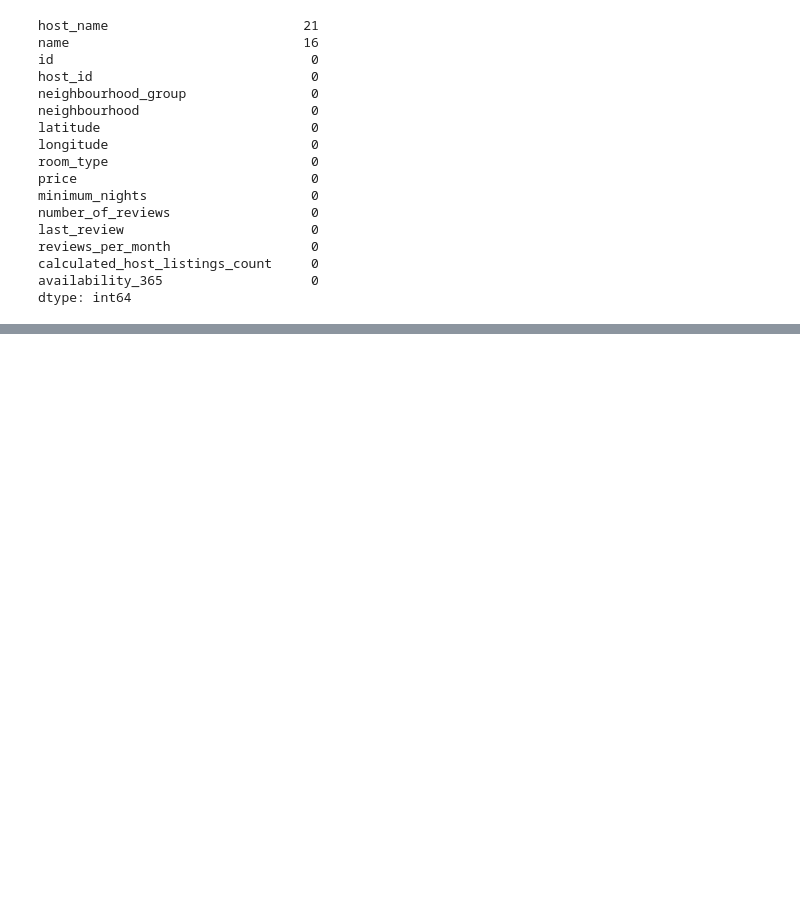
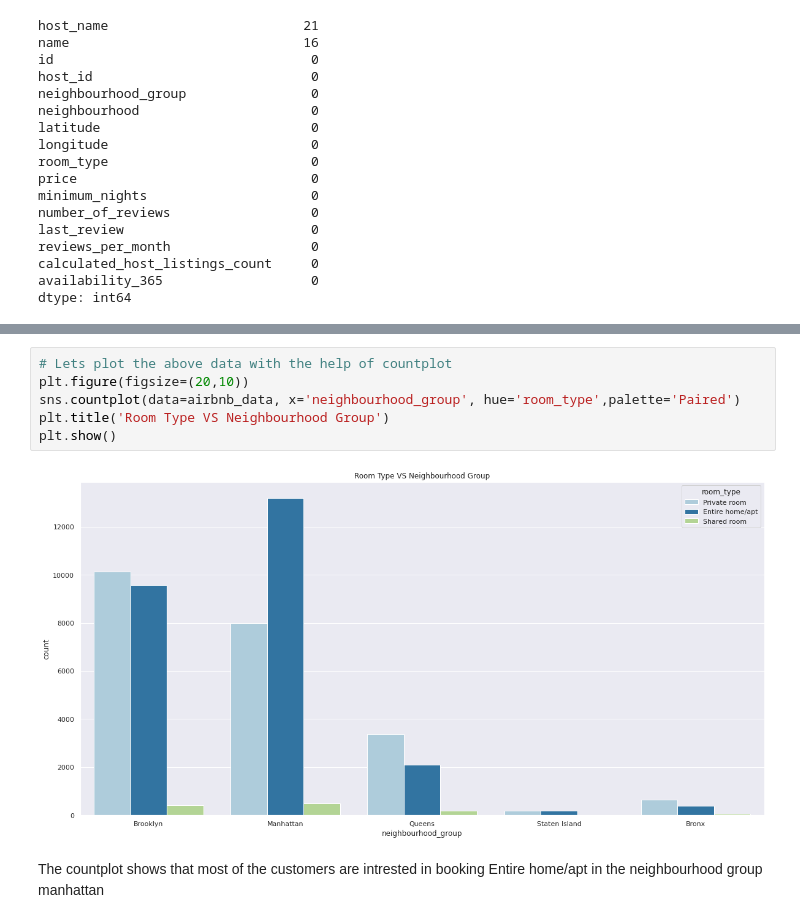
Before and after one commit to Srinadh9121/airbnb_booking_ED_Analysis, a Jupyter notebook: Airbnb_Bookings_Analysis_Capstone_Project.ipynb, the cells around one changed output, grey strips where cells are left out. Cells and saved outputs as stored; diff of their text form; blank space fills up the shorter version.

```diff
--- a/Airbnb_Bookings_Analysis_Capstone_Project.ipynb
+++ b/Airbnb_Bookings_Analysis_Capstone_Project.ipynb
@@ -200,0 +284,10 @@ dtype: int64
+# %%
+# Lets plot the above data with the help of countplot
+plt.figure(figsize=(20,10))
+sns.countplot(data=airbnb_data, x='neighbourhood_group', hue='room_type',palette='Paired')
+plt.title('Room Type VS Neighbourhood Group')
+plt.show()
+# %% [output]
+[figure, added]
+# %% [markdown]
+The countplot shows that most of the customers are intrested in booking Entire home/apt in the neighbourhood group manhattan
```
Also changed, not shown: parts of 12 cells of this notebook.
